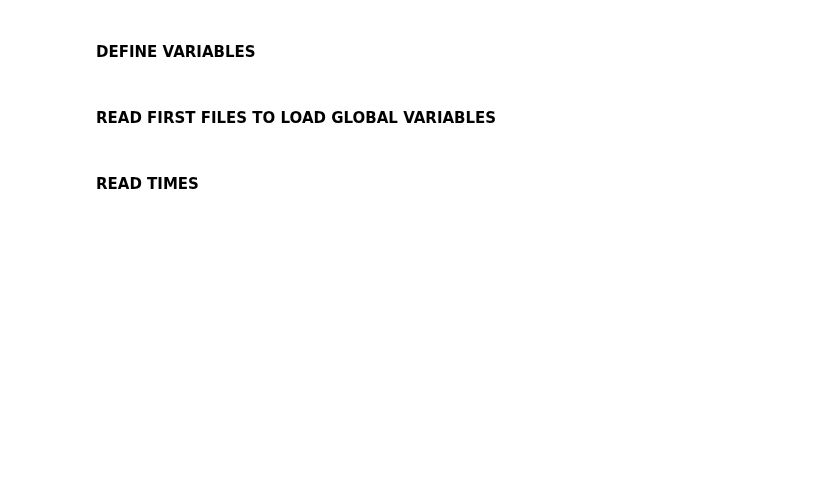
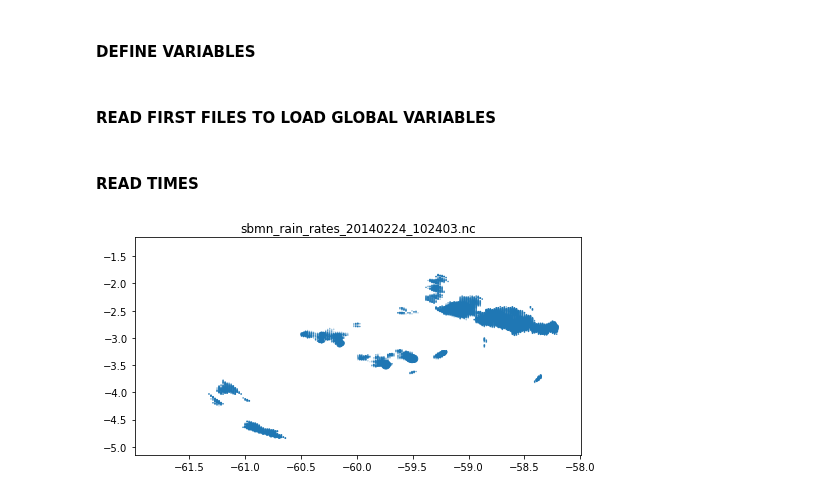
Before and after one commit to helvecioneto/CAP-394, a Jupyter notebook: 02-GEOTRACK.ipynb, the cells around one changed output. Saved outputs shown, nothing was run; the diff lists cells and outputs as text; code cells hidden in the pictures; blank space fills up the shorter version.

```diff
--- a/02-GEOTRACK.ipynb
+++ b/02-GEOTRACK.ipynb
@@ -11,11 +12,11 @@ import geopandas as gpd
 #### DEFINE VARIABLES
 # %%
 PATH = 'data/radar/'
-DAY = os.listdir(PATH)[0]
+DAY = sorted(os.listdir(PATH))[0]
 # %% [markdown]
 #### READ FIRST FILES TO LOAD GLOBAL VARIABLES
 # %%
-first_file = PATH+str(DAY)+'/'+str(os.listdir(PATH+str(DAY))[0])
+first_file = PATH+str(DAY)+'/'+str(sorted(os.listdir(PATH+str(DAY)))[0])
 try:
     xds = xr.open_dataset(first_file)
 except Exception as e:
@@ -52,6 +53,18 @@ def read_data(date):
         frames[i] =  rr
 
     return frames
+# %%
+DAY = 20140224
+figtime = 0
+frames = read_data(DAY)
+
+filename = sorted(os.listdir(PATH+str(DAY)))[figtime]
+plt.figure(figsize=(8,4))
+plt.title(filename)
+plt.scatter(LON,LAT,frames[figtime])
+plt.show();
+# %% [output]
+[figure, added]
 # %%
 def pre_processing(time):
     np.warnings.filterwarnings('ignore')
```
Also changed, not shown: parts of 18 cells of this notebook, 21 other files.
